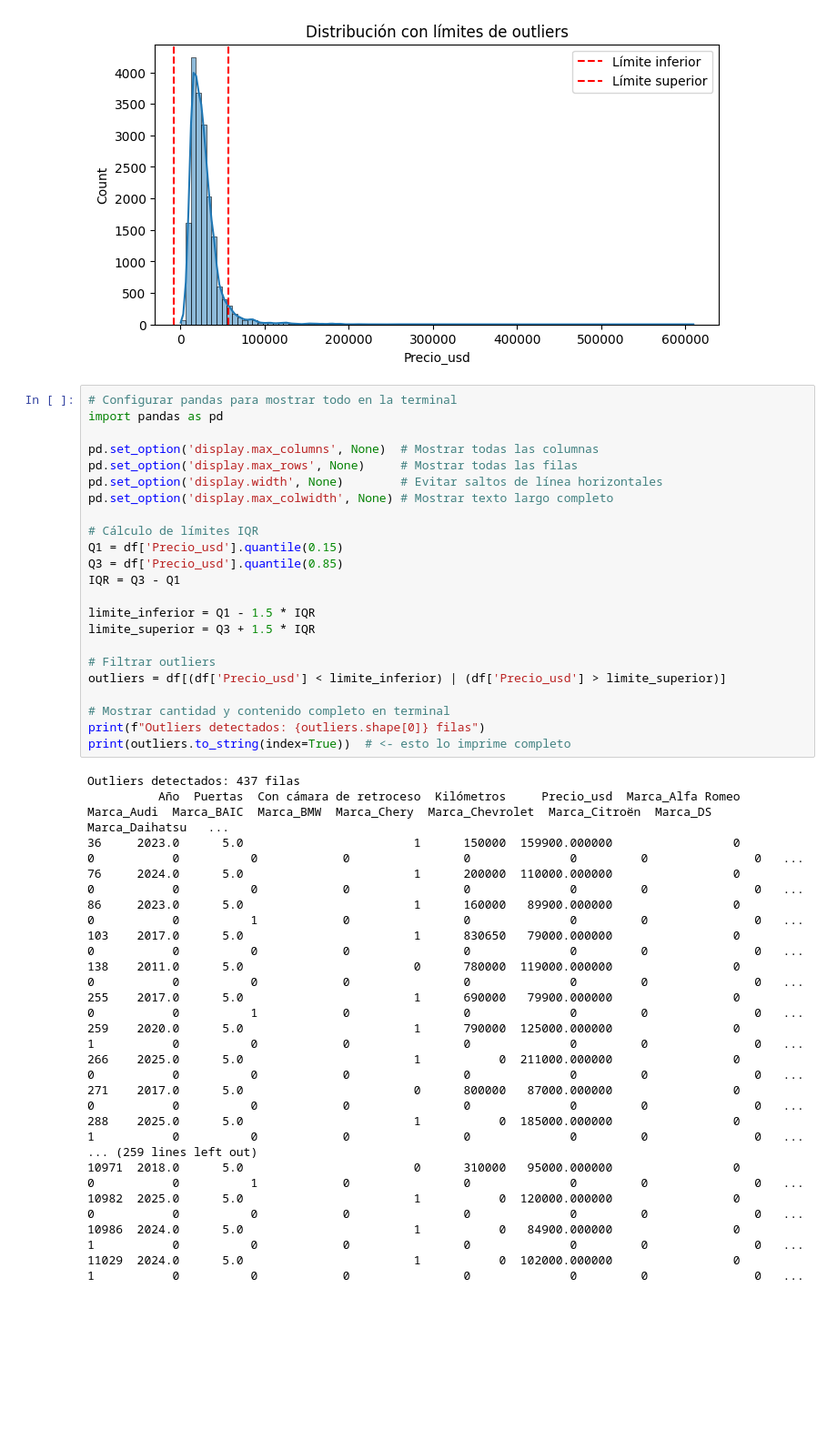
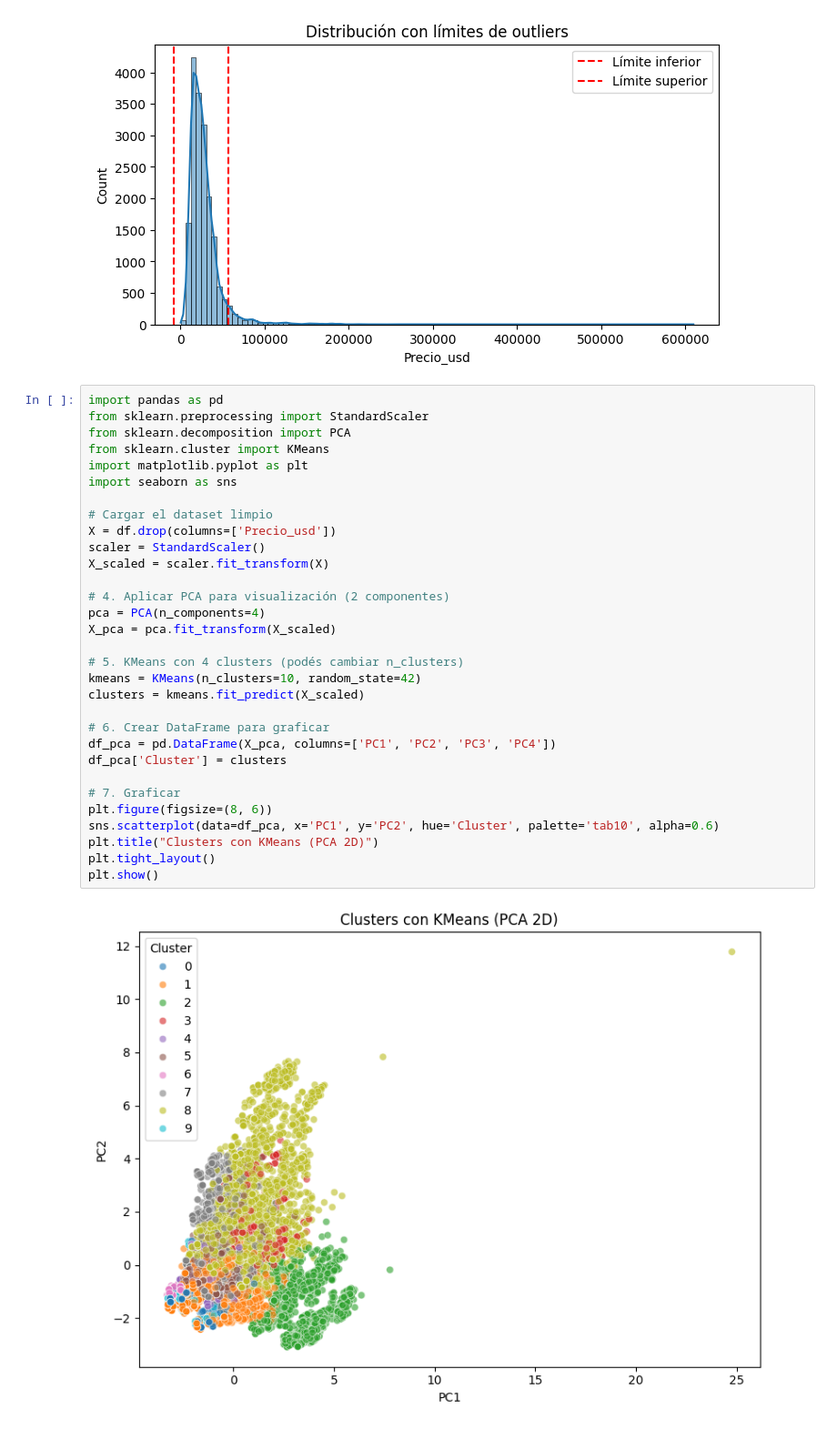
Before and after one commit to Sdomato/Proyecto-final-ML, a Jupyter notebook: datasetintermedio.ipynb, the cells around one changed output. Shown at 91% size. Cells and saved outputs as stored; diff of their text form; blank space fills up the shorter version.

```diff
--- a/datasetintermedio.ipynb
+++ b/datasetintermedio.ipynb
@@ -365,44 +365,36 @@ plt.show()
 [figure]
 Outliers detectados: 935 filas
 [figure]
-# %%
-# Configurar pandas para mostrar todo en la terminal
-import pandas as pd
-
-pd.set_option('display.max_columns', None)  # Mostrar todas las columnas
-pd.set_option('display.max_rows', None)     # Mostrar todas las filas
-pd.set_option('display.width', None)        # Evitar saltos de línea horizontales
-pd.set_option('display.max_colwidth', None) # Mostrar texto largo completo
-
-# Cálculo de límites IQR
-Q1 = df['Precio_usd'].quantile(0.15)
-Q3 = df['Precio_usd'].quantile(0.85)
-IQR = Q3 - Q1
-
-limite_inferior = Q1 - 1.5 * IQR
-limite_superior = Q3 + 1.5 * IQR
-
-# Filtrar outliers
-outliers = df[(df['Precio_usd'] < limite_inferior) | (df['Precio_usd'] > limite_superior)]
-
-# Mostrar cantidad y contenido completo en terminal
-print(f"Outliers detectados: {outliers.shape[0]} filas")
-print(outliers.to_string(index=True))  # <- esto lo imprime completo
-# %% [output]
-Outliers detectados: 437 filas
-          Año  Puertas  Con cámara de retroceso  Kilómetros     Precio_usd  Marca_Alfa Romeo  Marca_Audi  Marca_BAIC  Marca_BMW  Marca_Chery  Marca_Chevrolet  Marca_Citroën  Marca_DS  Marca_Daihatsu   ...
-36     2023.0      5.0                        1      150000  159900.000000                 0           0           0          0            0                0              0         0               0   ...
-76     2024.0      5.0                        1      200000  110000.000000                 0           0           0          0            0                0              0         0               0   ...
-86     2023.0      5.0                        1      160000   89900.000000                 0           0           0          1            0                0              0         0               0   ...
-103    2017.0      5.0                        1      830650   79000.000000                 0           0           0          0            0                0              0         0               0   ...
-138    2011.0      5.0                        0      780000  119000.000000                 0           0           0          0            0                0              0         0               0   ...
-255    2017.0      5.0                        1      690000   79900.000000                 0           0           0          1            0                0              0         0               0   ...
-259    2020.0      5.0                        1      790000  125000.000000                 0           1           0          0            0                0              0         0               0   ...
-266    2025.0      5.0                        1           0  211000.000000                 0           0           0          0            0                0              0         0               0   ...
-271    2017.0      5.0                        0      800000   87000.000000                 0           0           0          0            0                0              0         0               0   ...
-288    2025.0      5.0                        1           0  185000.000000                 0           1           0          0            0                0              0         0               0   ...
-... (259 lines left out)
-10971  2018.0      5.0                        0      310000   95000.000000                 0           0           0          1            0                0              0         0               0   ...
-10982  2025.0      5.0                        1           0  120000.000000                 0           0           0          0            0                0              0         0               0   ...
-10986  2024.0      5.0                        1           0   84900.000000                 0           1           0          0            0                0              0         0               0   ...
-11029  2024.0      5.0                        1           0  102000.000000                 0           1           0          0            0                0              0         0               0   ...
+# %%
+import pandas as pd
+from sklearn.preprocessing import StandardScaler
+from sklearn.decomposition import PCA
+from sklearn.cluster import KMeans
+import matplotlib.pyplot as plt
+import seaborn as sns
+
+# Cargar el dataset limpio
+X = df.drop(columns=['Precio_usd'])
+scaler = StandardScaler()
+X_scaled = scaler.fit_transform(X)
+
+# 4. Aplicar PCA para visualización (2 componentes)
+pca = PCA(n_components=4)
+X_pca = pca.fit_transform(X_scaled)
+
+# 5. KMeans con 4 clusters (podés cambiar n_clusters)
+kmeans = KMeans(n_clusters=10, random_state=42)
+clusters = kmeans.fit_predict(X_scaled)
+
+# 6. Crear DataFrame para graficar
+df_pca = pd.DataFrame(X_pca, columns=['PC1', 'PC2', 'PC3', 'PC4'])
+df_pca['Cluster'] = clusters
+
+# 7. Graficar
+plt.figure(figsize=(8, 6))
+sns.scatterplot(data=df_pca, x='PC1', y='PC2', hue='Cluster', palette='tab10', alpha=0.6)
+plt.title("Clusters con KMeans (PCA 2D)")
+plt.tight_layout()
+plt.show()
+# %% [output]
+[figure, added]
```
Also changed, not shown: parts of 6 cells of this notebook, 2 other files.
